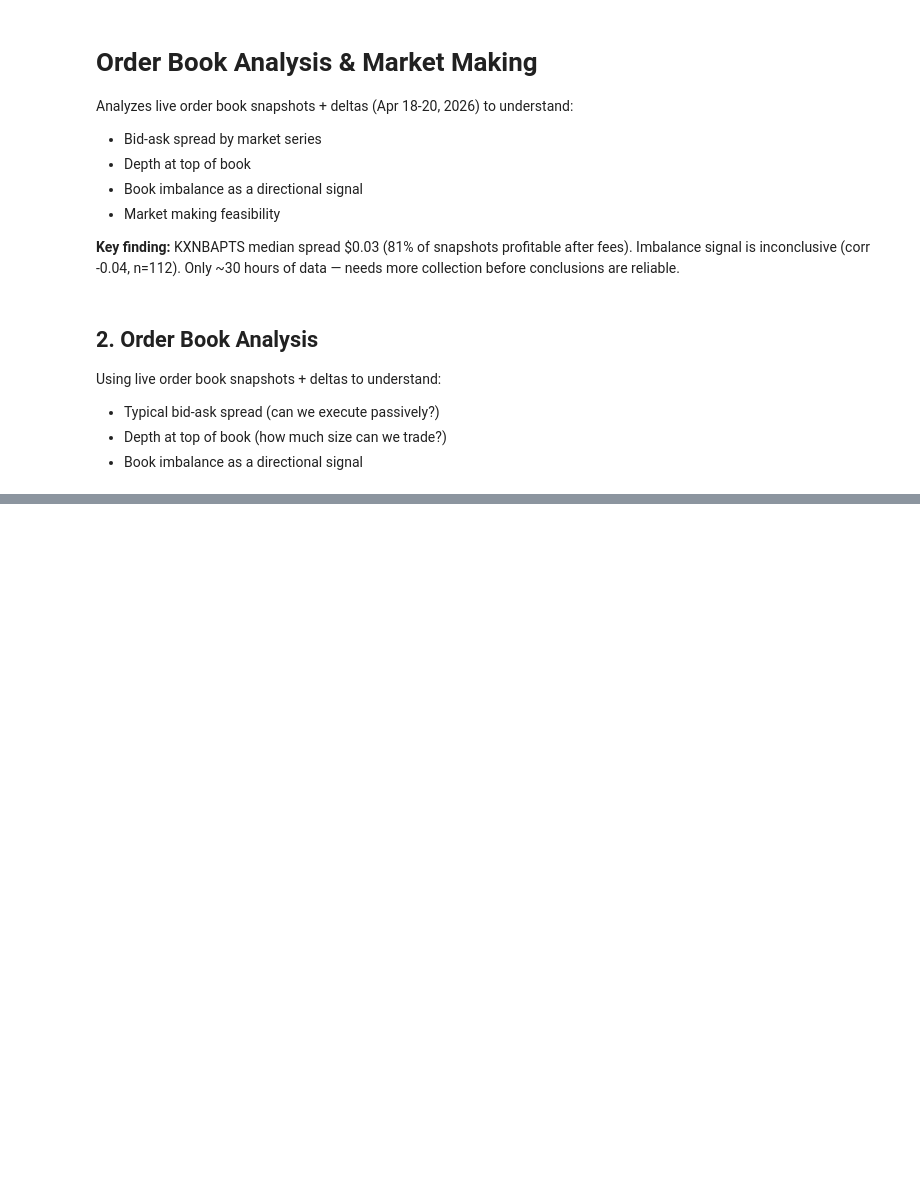
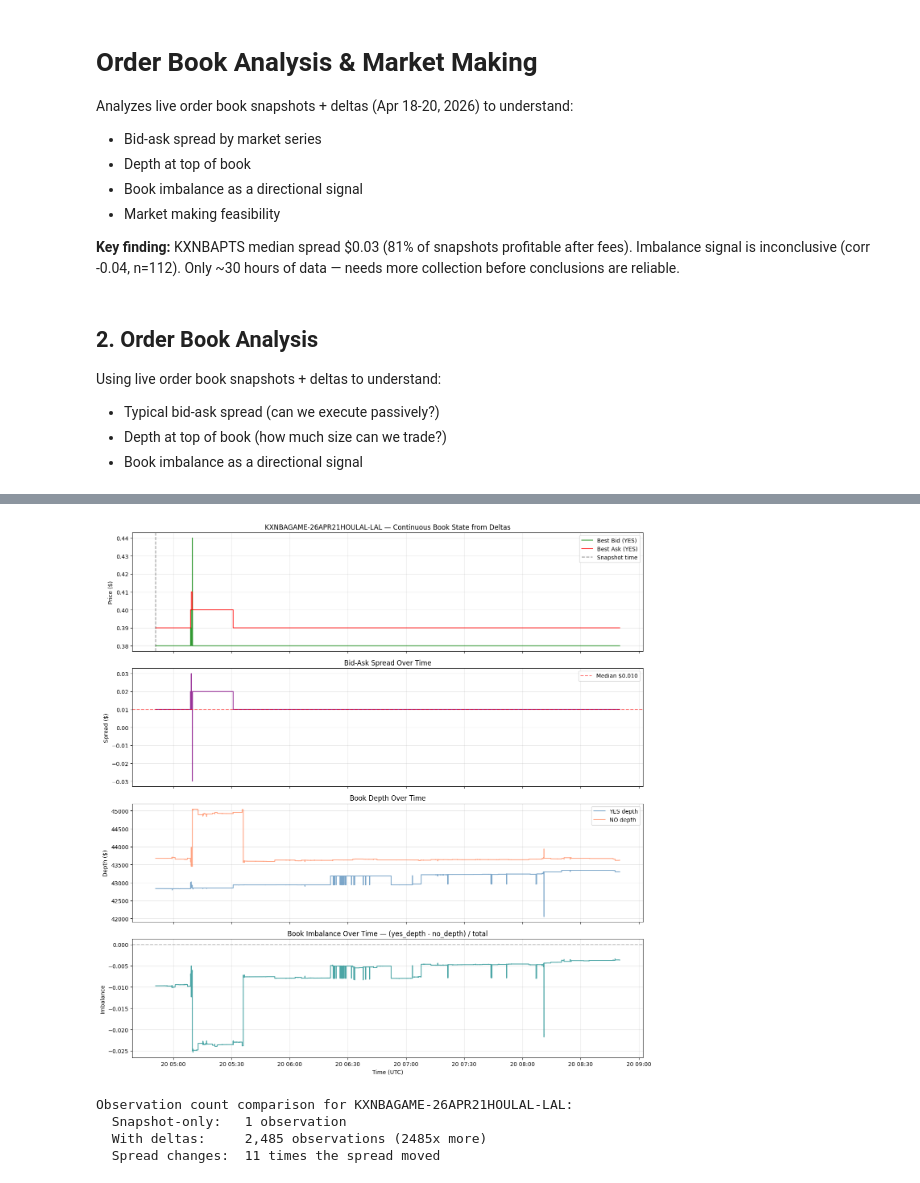
Before and after one commit to cziwang/prediction-market-exploration, a Jupyter notebook: notebooks/strategies/order_book.ipynb, the cells around one changed output, grey strips where cells are left out. Saved outputs shown, nothing was run; the diff lists cells and outputs as text; code cells hidden in the pictures; blank space fills up the shorter version.

```diff
--- a/notebooks/strategies/order_book.ipynb
+++ b/notebooks/strategies/order_book.ipynb
@@ -296,0 +531,20 @@ print(f"  Net profit ≈ spread_captured × fill_rate - adverse_selection_cost")
+# %%
+# Load delta data and show sample records
+paginator = s3.get_paginator("list_objects_v2")
+delta_keys = []
+for page in paginator.paginate(Bucket=S3_BUCKET, Prefix="bronze/kalshi_ws/orderbook_delta/"):
+    delta_keys.extend([o["Key"] for o in page.get("Contents", [])])
+print(f"Order book delta files: {len(delta_keys)}")
+
+# Show 5 raw delta records from the first file
+obj = s3.get_object(Bucket=S3_BUCKET, Key=delta_keys[0])
+raw_delta = gzip.decompress(obj["Body"].read()).decode()
+delta_lines = raw_delta.strip().split("\n")
+print(f"Records in first file: {len(delta_lines)}\n")
+
+print("Sample delta records (first 5):")
+print("=" * 80)
+for line in delta_lines[:5]:
+    rec = json.loads(line)
+    print(json.dumps(rec, indent=2))
+    print()
@@ -296,0 +794,58 @@ print(f"  Net profit ≈ spread_captured × fill_rate - adverse_selection_cost")
+# %%
+# --- Visualize continuous book dynamics ---
+fig, axes = plt.subplots(4, 1, figsize=(14, 14), sharex=True)
+
+# 1. Best bid / best ask over time
+ax = axes[0]
+ax.step(book_ts["t_dt"], book_ts["best_bid"], where="post", label="Best Bid (YES)", color="green", alpha=0.8)
+ax.step(book_ts["t_dt"], book_ts["best_ask"], where="post", label="Best Ask (YES)", color="red", alpha=0.8)
+# Mark the snapshot point
+snap_point = book_ts[book_ts["event"] == "snapshot"].iloc[0]
+ax.axvline(snap_point["t_dt"], color="black", linestyle="--", alpha=0.4, label="Snapshot time")
+ax.set_ylabel("Price ($)")
+ax.set_title(f"{RECON_TICKER} — Continuous Book State from Deltas")
+ax.legend(loc="upper right")
+ax.grid(True, alpha=0.3)
+
+# 2. Spread over time
+ax = axes[1]
+ax.step(book_ts["t_dt"], book_ts["spread"], where="post", color="purple", alpha=0.8)
+ax.axhline(book_ts["spread"].median(), color="red", linestyle="--", alpha=0.5,
+           label=f"Median ${book_ts['spread'].median():.3f}")
+ax.set_ylabel("Spread ($)")
+ax.set_title("Bid-Ask Spread Over Time")
+ax.legend()
+ax.grid(True, alpha=0.3)
+
+# 3. Depth over time
+ax = axes[2]
+ax.step(book_ts["t_dt"], book_ts["yes_depth"] / 100, where="post", label="YES depth", alpha=0.7, color="steelblue")
+ax.step(book_ts["t_dt"], book_ts["no_depth"] / 100, where="post", label="NO depth", alpha=0.7, color="coral")
+ax.set_ylabel("Depth ($)")
+ax.set_title("Book Depth Over Time")
+ax.legend()
+ax.grid(True, alpha=0.3)
+
+# 4. Imbalance over time
+ax = axes[3]
+ax.step(book_ts["t_dt"], book_ts["imbalance"], where="post", color="teal", alpha=0.7)
+ax.axhline(0, color="gray", linestyle="--", alpha=0.5)
+ax.set_ylabel("Imbalance")
+ax.set_xlabel("Time (UTC)")
+ax.set_title("Book Imbalance Over Time — (yes_depth - no_depth) / total")
+ax.grid(True, alpha=0.3)
+
+plt.tight_layout()
+plt.show()
+
+# Print: how many observations from deltas vs snapshot
+print(f"\nObservation count comparison for {RECON_TICKER}:")
+print(f"  Snapshot-only:   1 observation")
+print(f"  With deltas:     {len(book_ts):,} observations ({len(book_ts)}x more)")
+print(f"  Spread changes:  {(book_ts['spread'].diff().abs() > 0).sum():,} times the spread moved")
+# %% [output]
+[figure, added]
+Observation count comparison for KXNBAGAME-26APR21HOULAL-LAL:
+  Snapshot-only:   1 observation
+  With deltas:     2,485 observations (2485x more)
+  Spread changes:  11 times the spread moved
```
Also changed, not shown: parts of 22 cells of this notebook, 5 other files.
